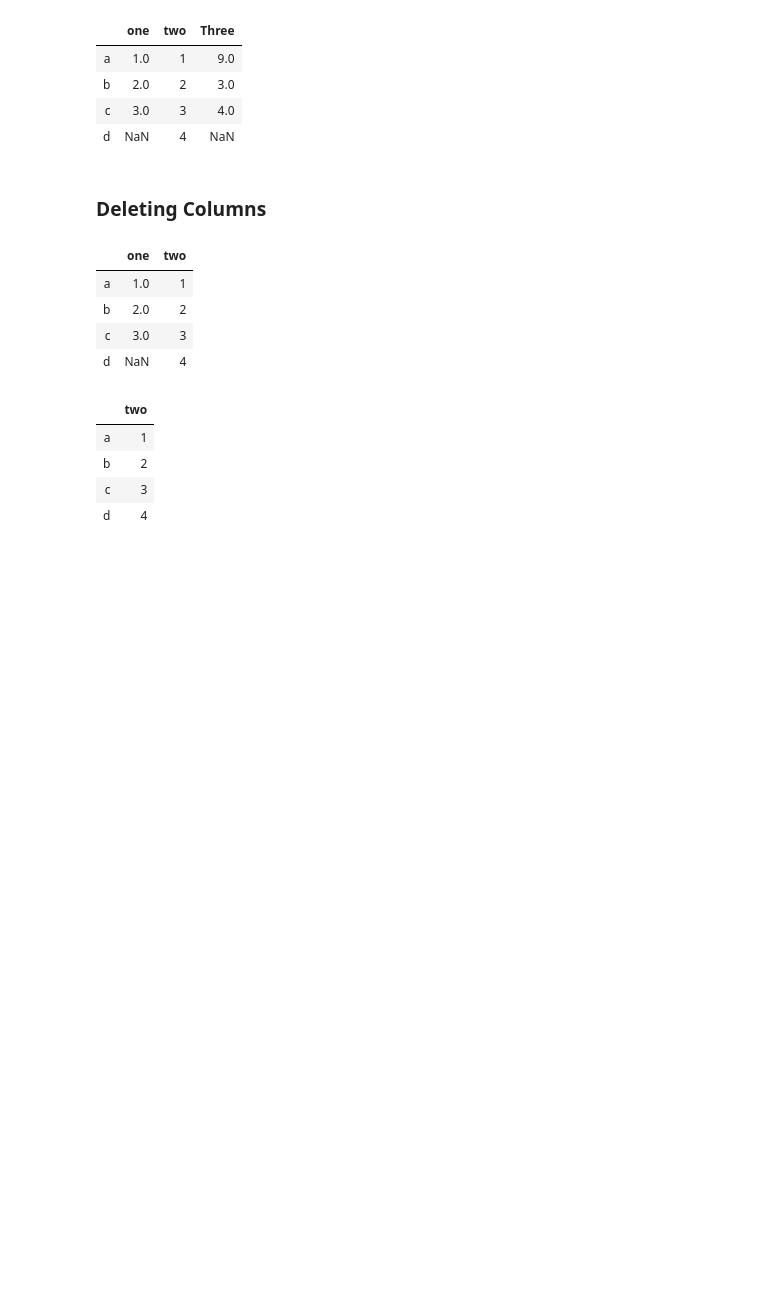
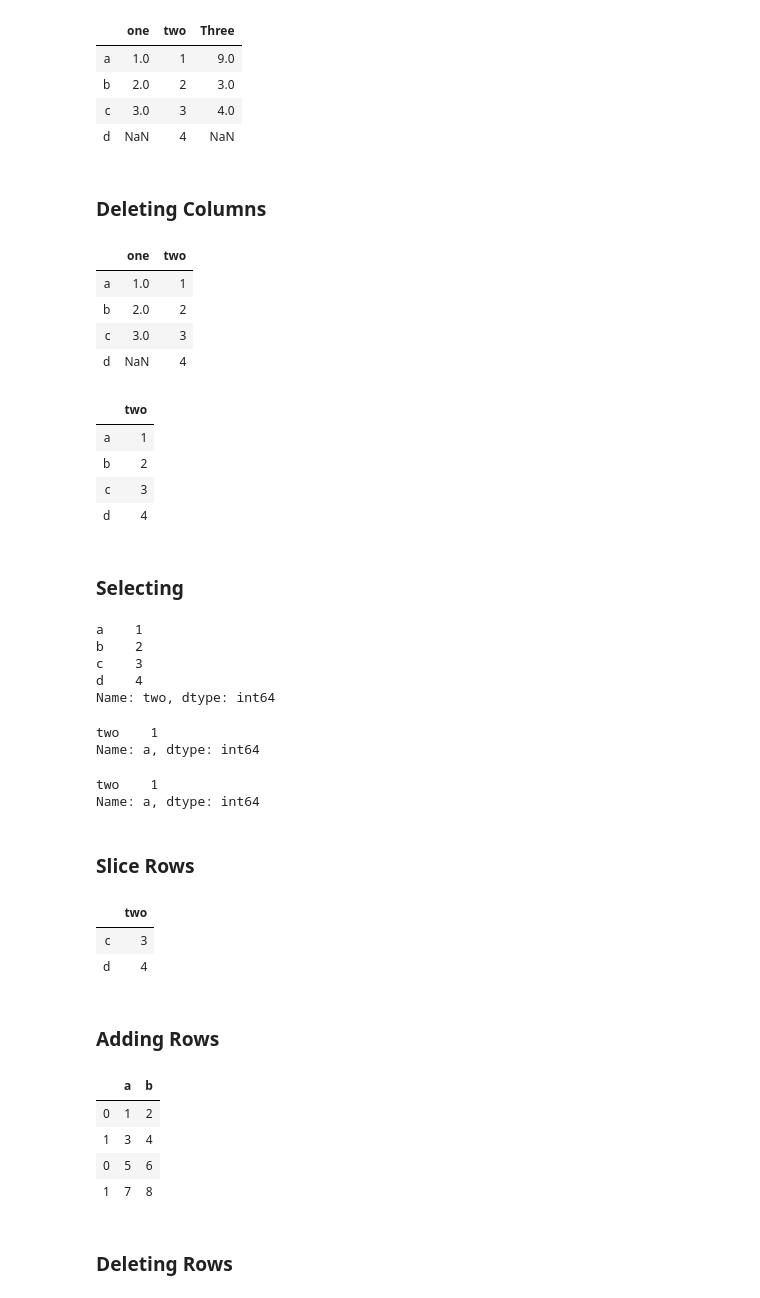
Before and after one commit to DoctorDatah/Python4DataScience, a Jupyter notebook: Getting-Started-with-Pandas.ipynb, the cells around one changed output. Drawn from its saved outputs; the diff is of its cells as text; code cells hidden in the pictures; blank space fills up the shorter version.

Commit message:
Data Frame - update

```diff
--- a/Getting-Started-with-Pandas.ipynb
+++ b/Getting-Started-with-Pandas.ipynb
@@ -413,3 +413,50 @@ df
 | b | 2 |
 | c | 3 |
 | d | 4 |
+# %% [markdown]
+### Selecting
+# %%
+# Get a column
+df['two']
+# %% [output]
+a    1
+b    2
+c    3
+d    4
+Name: two, dtype: int64
+# %%
+# Get a row - based on a label
+df.loc['a']
+# %% [output]
+two    1
+Name: a, dtype: int64
+# %%
+# Get a row - based on location
+df.iloc[0]
+# %% [output]
+two    1
+Name: a, dtype: int64
+# %% [markdown]
+### Slice Rows
+# %%
+df[2:4]
+# %% [output]
+|  | two |
+| c | 3 |
+| d | 4 |
+# %% [markdown]
+### Adding Rows
+# %%
+df = pd.DataFrame([[1, 2], [3, 4]], columns = ['a','b'])
+df2 = pd.DataFrame([[5, 6], [7, 8]], columns = ['a','b'])
+
+df = df.append(df2)
+df
+# %% [output]
+|  | a | b |
+| 0 | 1 | 2 |
+| 1 | 3 | 4 |
+| 0 | 5 | 6 |
+| 1 | 7 | 8 |
+# %% [markdown]
+### Deleting Rows
```
Also changed, not shown: parts of 6 cells of this notebook.
